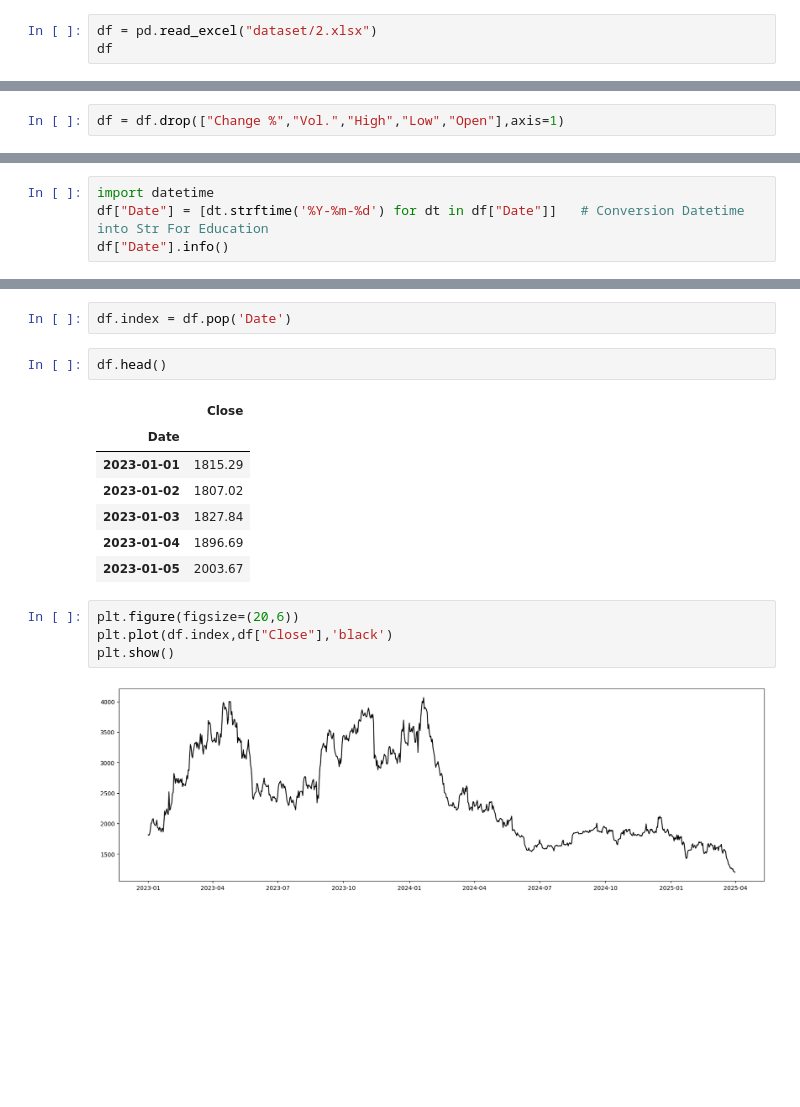
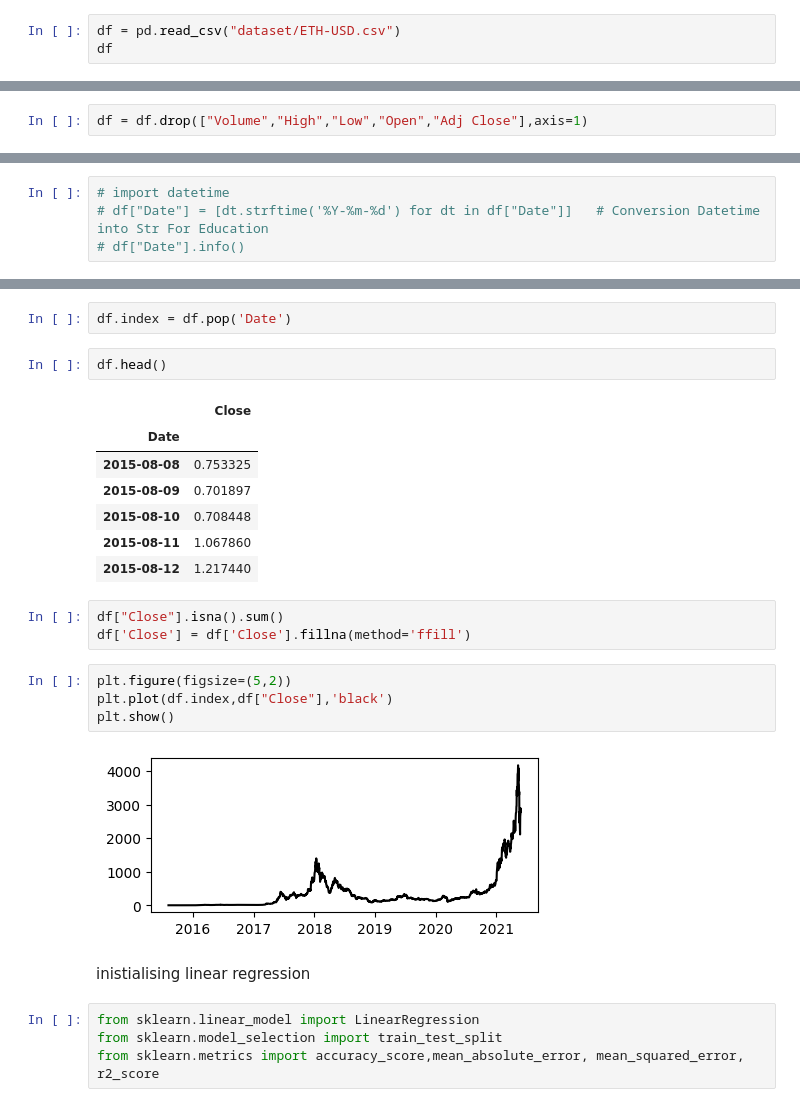
Before and after one commit to shivampb/ML-Models, a Jupyter notebook: Ethereum-prediction/main.ipynb, the cells around one changed output, grey strips where cells are left out. Cells and saved outputs as stored; diff of their text form; blank space fills up the shorter version.

```diff
--- a/Ethereum-prediction/main.ipynb
+++ b/Ethereum-prediction/main.ipynb
@@ -7,6 +7,6 @@ import numpy as np
 # %% [markdown]
 loading traning dataset
 # %%
-df = pd.read_excel("dataset/2.xlsx")
+df = pd.read_csv("dataset/ETH-USD.csv")
 df
 # %% [output]
@@ -33,7 +33,7 @@ df.plot.line(y="Close",x="Date",color="black")
 # %% [markdown]
 remove unnecessary
 # %%
-df = df.drop(["Change %","Vol.","High","Low","Open"],axis=1)
+df = df.drop(["Volume","High","Low","Open","Adj Close"],axis=1)
 # %%
 df.loc[0:1]
 # %% [output]
@@ -56,6 +56,6 @@ memory usage: 6.5 KB
 # %% [markdown]
 InCase Date: Type[Str] function which convert date into Datetime Object
 # %%
-import datetime
-df["Date"] = [dt.strftime('%Y-%m-%d') for dt in df["Date"]]   # Conversion Datetime into Str For Education
-df["Date"].info()
+# import datetime
+# df["Date"] = [dt.strftime('%Y-%m-%d') for dt in df["Date"]]   # Conversion Datetime into Str For Education
+# df["Date"].info()
@@ -98,14 +89,23 @@ df.head()
 # %% [output]
 |  | Close |
 | Date |  |
-| 2023-01-01 | 1815.29 |
-| 2023-01-02 | 1807.02 |
-| 2023-01-03 | 1827.84 |
-| 2023-01-04 | 1896.69 |
-| 2023-01-05 | 2003.67 |
+| 2015-08-08 | 0.753325 |
+| 2015-08-09 | 0.701897 |
+| 2015-08-10 | 0.708448 |
+| 2015-08-11 | 1.067860 |
+| 2015-08-12 | 1.217440 |
+# %%
+df["Close"].isna().sum()
+df['Close'] = df['Close'].fillna(method='ffill')
 # %%
-plt.figure(figsize=(20,6))
+plt.figure(figsize=(5,2))
 plt.plot(df.index,df["Close"],'black')
 plt.show()
 # %% [output]
-[figure, old version]
+[figure, new version]
+# %% [markdown]
+inistialising linear regression
+# %%
+from sklearn.linear_model import LinearRegression
+from sklearn.model_selection import train_test_split
+from sklearn.metrics import accuracy_score,mean_absolute_error, mean_squared_error, r2_score
```
Also changed, not shown: parts of 20 cells of this notebook.
